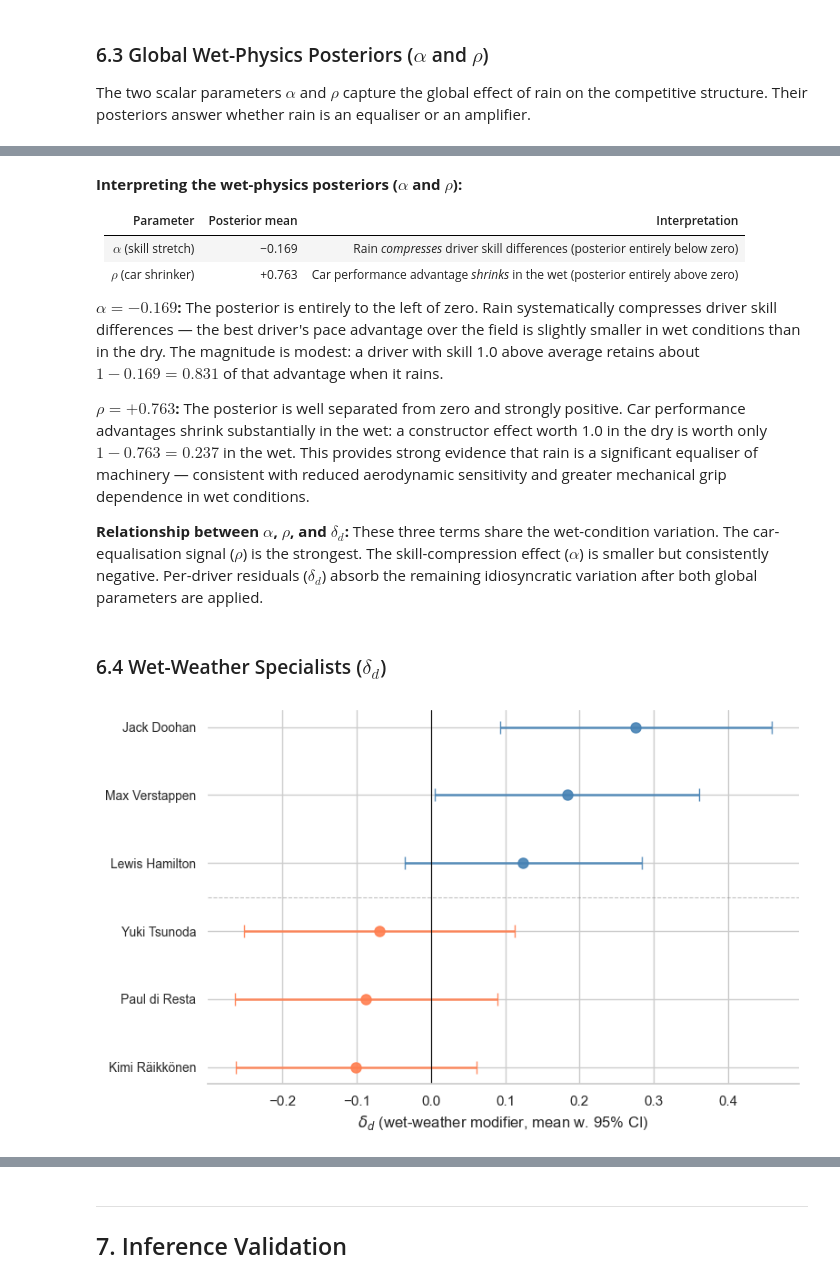
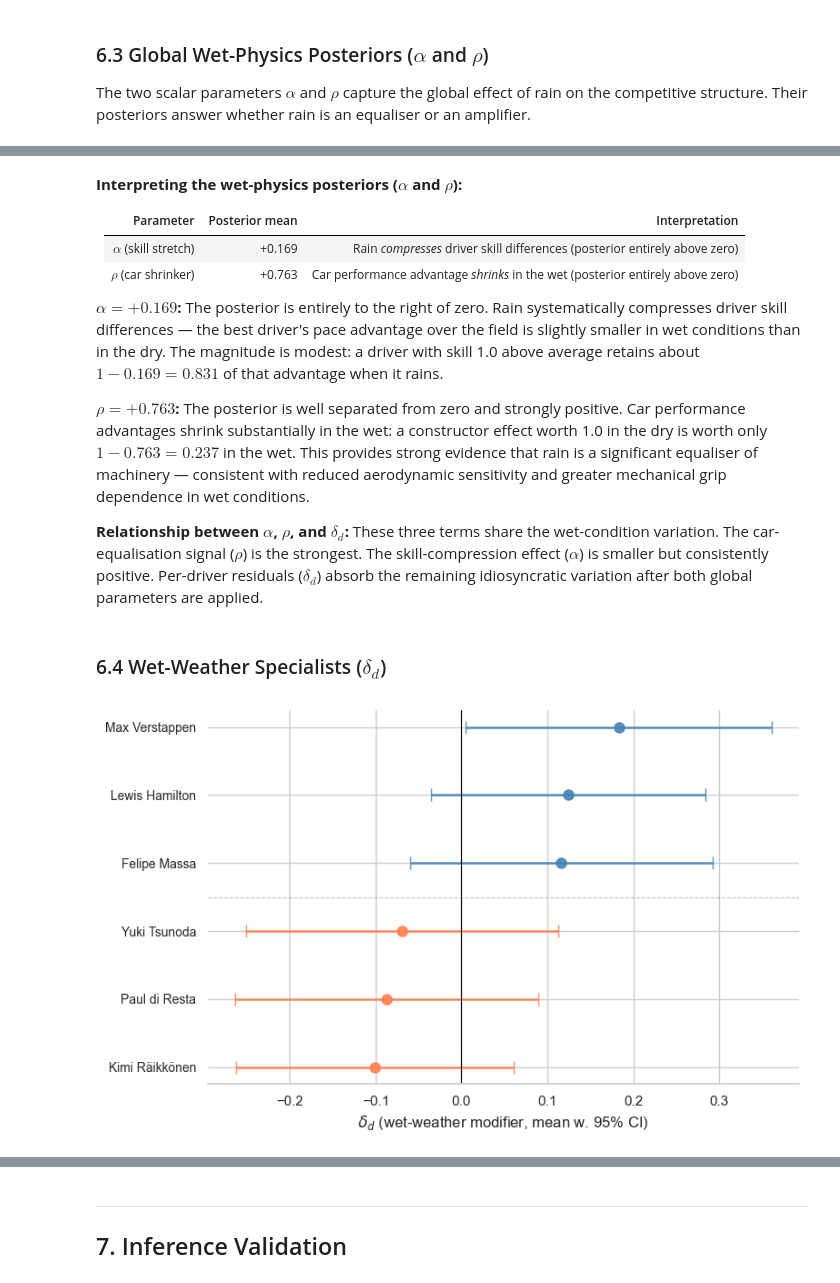
Before and after one commit to christianrand18/MBML-TrueSkill-Formula-1, a Jupyter notebook: F1_PGM_Submission.ipynb, the cells around one changed output, grey strips where cells are left out. Cells and saved outputs as stored; diff of their text form; code cells hidden in the pictures.

```diff
--- a/F1_PGM_Submission.ipynb
+++ b/F1_PGM_Submission.ipynb
@@ -1131,57 +1142,65 @@ plt.show()
 
 | Parameter | Posterior mean | Interpretation |
 |---|---|---|
-| $\alpha$ (skill stretch) | −0.169 | Rain *compresses* driver skill differences (posterior entirely below zero) |
+| $\alpha$ (skill stretch) | +0.169 | Rain *compresses* driver skill differences (posterior entirely above zero) |
 | $\rho$ (car shrinker) | +0.763 | Car performance advantage *shrinks* in the wet (posterior entirely above zero) |
 
-**$\alpha = -0.169$:** The posterior is entirely to the left of zero. Rain systematically compresses driver skill differences — the best driver's pace advantage over the field is slightly smaller in wet conditions than in the dry. The magnitude is modest: a driver with skill 1.0 above average retains about $1 - 0.169 = 0.831$ of that advantage when it rains.
+**$\alpha = +0.169$:** The posterior is entirely to the right of zero. Rain systematically compresses driver skill differences — the best driver's pace advantage over the field is slightly smaller in wet conditions than in the dry. The magnitude is modest: a driver with skill 1.0 above average retains about $1 - 0.169 = 0.831$ of that advantage when it rains.
 
 **$\rho = +0.763$:** The posterior is well separated from zero and strongly positive. Car performance advantages shrink substantially in the wet: a constructor effect worth 1.0 in the dry is worth only $1 - 0.763 = 0.237$ in the wet. This provides strong evidence that rain is a significant equaliser of machinery — consistent with reduced aerodynamic sensitivity and greater mechanical grip dependence in wet conditions.
 
-**Relationship between $\alpha$, $\rho$, and $\delta_d$:** These three terms share the wet-condition variation. The car-equalisation signal ($\rho$) is the strongest. The skill-compression effect ($\alpha$) is smaller but consistently negative. Per-driver residuals ($\delta_d$) absorb the remaining idiosyncratic variation after both global parameters are applied.
+**Relationship between $\alpha$, $\rho$, and $\delta_d$:** These three terms share the wet-condition variation. The car-equalisation signal ($\rho$) is the strongest. The skill-compression effect ($\alpha$) is smaller but consistently positive. Per-driver residuals ($\delta_d$) absorb the remaining idiosyncratic variation after both global parameters are applied.
 # %% [markdown]
 ### 6.4 Wet-Weather Specialists ($\delta_d$)
 # %%
 delta_sorted = df_full[df_full.entity_name == 'delta_d'].copy()
-delta_sorted['name'] = delta_sorted['entity_id'].map(lambda x: DRIVER_NAMES.get(x, f'#{x}'))
+delta_sorted['name'] = delta_sorted['entity_id'].map(lambda x:
+DRIVER_NAMES.get(x, f'#{x}'))
+
+# Filter to drivers with more than 10 races
+df_races = pd.read_csv('data_preprocessing/f1_model_ready.csv')
+race_counts = df_races.groupby('driverId')['raceId'].nunique()
+active_drivers = set(race_counts[race_counts > 10].index)
+delta_sorted = delta_sorted[delta_sorted['entity_id'].isin(active_drivers)]
 
 delta_sorted = (delta_sorted.groupby('name')
                 .agg({'mu': 'mean', 'sigma': 'mean'})
                 .reset_index()
                 .sort_values('mu')
                 .reset_index(drop=True))
 
 bot3 = delta_sorted.head(3).copy()
 top3 = delta_sorted.tail(3).copy()
 subset = pd.concat([bot3, top3]).reset_index(drop=True)
 colors_wet = ['coral'] * 3 + ['steelblue'] * 3
 
 Z95 = 1.96
 fig, ax = plt.subplots(figsize=(8, 5))
 y = np.arange(len(subset))
 for i, (_, row) in enumerate(subset.iterrows()):
     ax.errorbar(row['mu'], i,
                 xerr=Z95 * row['sigma'],
-                fmt='o', color=colors_wet[i], ecolor=colors_wet[i],
-                elinewidth=1.8, capsize=5, markersize=8, alpha=0.9)
+                fmt='o', color=colors_wet[i],
+ecolor=colors_wet[i],
+                elinewidth=1.8, capsize=5, markersize=8,
+alpha=0.9)
 
 ax.set_yticks(y)
 ax.set_yticklabels(subset['name'].values, fontsize=10)
 ax.axvline(0, color='black', linewidth=0.8)
-ax.axhline(2.5, color='gray', linewidth=0.8, linestyle='--', alpha=0.5)
+ax.axhline(2.5, color='gray', linewidth=0.8, linestyle='--',
+alpha=0.5)
 ax.set_xlabel(r'$\delta_d$ (wet-weather modifier, mean w. 95% CI)')
-#ax.set_title('Model 3 — Wet-Weather Specialists: Top 3 & Bottom 3')
 
-# Annotations
 xlims = ax.get_xlim()
 
 sns.despine(ax=ax, left=True)
 plt.tight_layout()
 os.makedirs(REPORT_DIR, exist_ok=True)
 plt.savefig(os.path.join(REPORT_DIR, 'wet_specialists_top_bot3.pdf'), bbox_inches='tight')
 plt.show()
 # %% [output]
-[figure, old version]
+[figure, new version]
 # %% [markdown]
 **Interpreting wet-weather residuals ($\delta_d$):**
 
```
Also changed, not shown: parts of 8 cells of this notebook.
